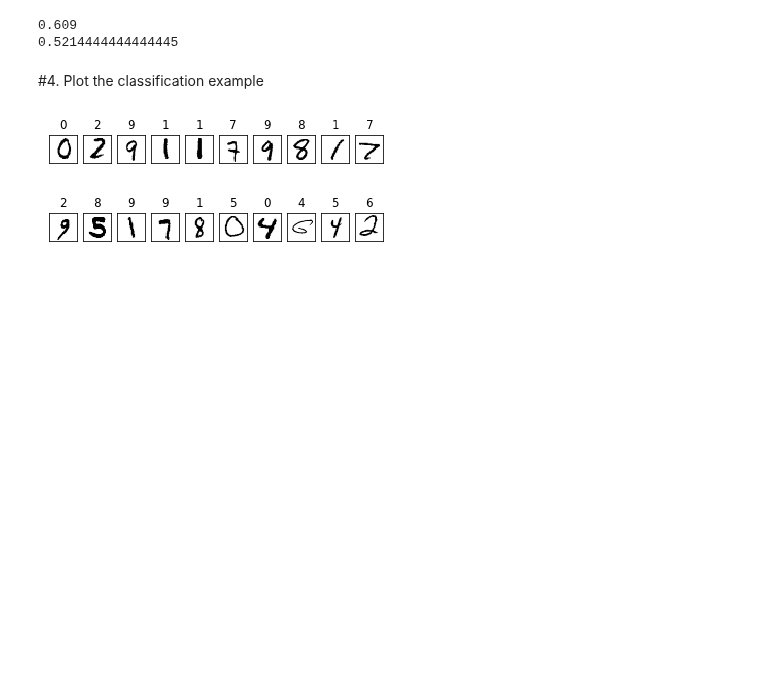
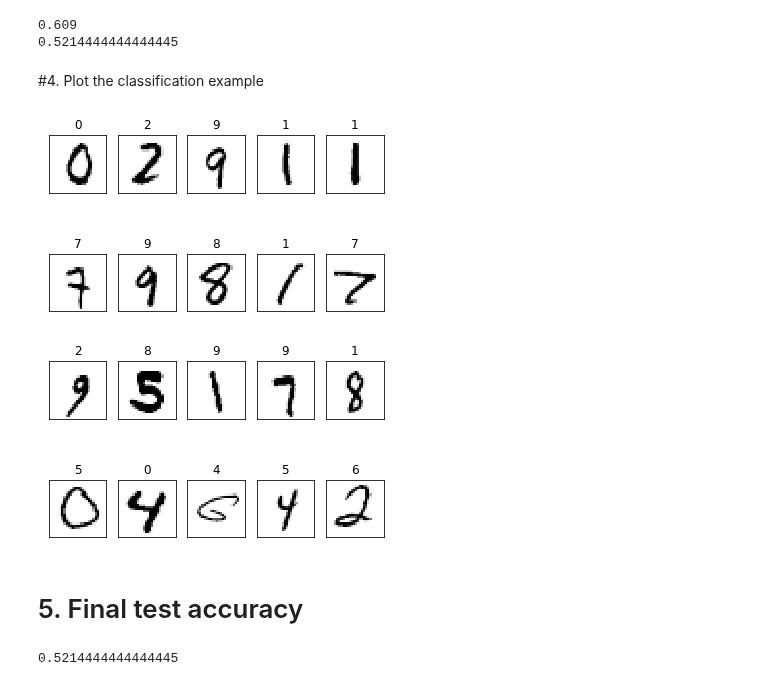
Before and after one commit to susanna1221/MachineLearningHW, a Jupyter notebook: MachineLearning9.ipynb, the cells around one changed output. Drawn from its saved outputs; the diff is of its cells as text; code cells hidden in the pictures; blank space fills up the shorter version.

```diff
--- a/MachineLearning9.ipynb
+++ b/MachineLearning9.ipynb
@@ -313,34 +313,40 @@ for i in range(10):
   label       = listlabel[i]
   im_vector   = list_image[:, 1000+listofimg[i]]
   im_matrix   = im_vector.reshape((size_row, size_col))
 
-  plt.subplot(1, 10, i+1)
+  plt.subplot(2, 5, i+1)
   plt.title(label)
   plt.imshow(im_matrix, cmap='Greys', interpolation='None')
 
   frame   = plt.gca()
   frame.axes.get_xaxis().set_visible(False)
   frame.axes.get_yaxis().set_visible(False)
 
 plt.show()
 
 f1 = plt.figure(1)
 i = 0
 
 for i in range(10):
   label       = notlistlabel[i]
   im_vector   = list_image[:, 1000+notlist[i]]
   im_matrix   = im_vector.reshape((size_row, size_col))
 
-  plt.subplot(1, 10, i+1)
+  plt.subplot(2, 5, i+1)
   plt.title(label)
   plt.imshow(im_matrix, cmap='Greys', interpolation='None')
 
   frame   = plt.gca()
   frame.axes.get_xaxis().set_visible(False)
   frame.axes.get_yaxis().set_visible(False)
 
 plt.show()
 # %% [output]
-[figure, old version]
+[figure, new version]
-[figure, old version]
+[figure, new version]
+# %% [markdown]
+# 5. Final test accuracy
+# %%
+print(accuracy_test[len(accuracy_test)-1])
+# %% [output]
+0.5214444444444445
```
Also changed, not shown: parts of 1 cell of this notebook.
